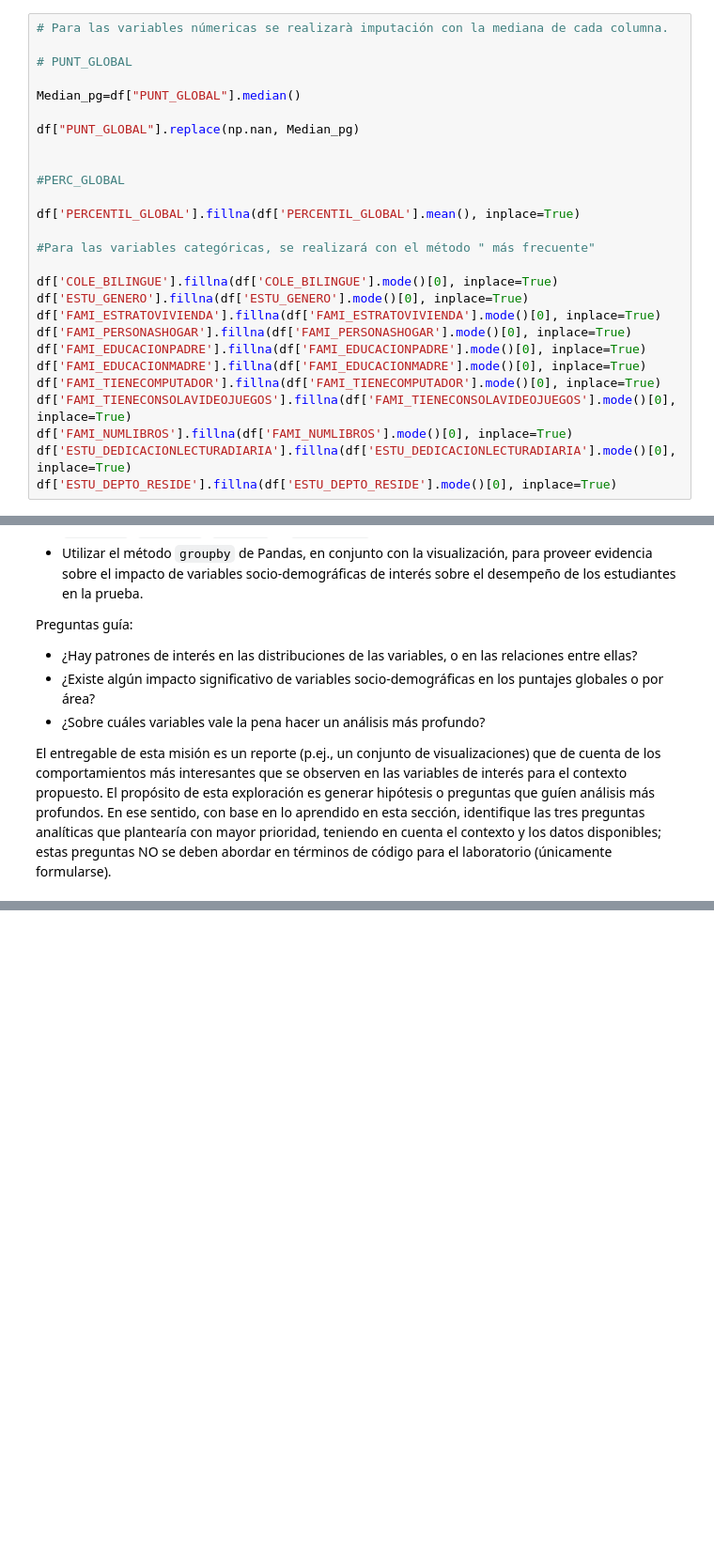
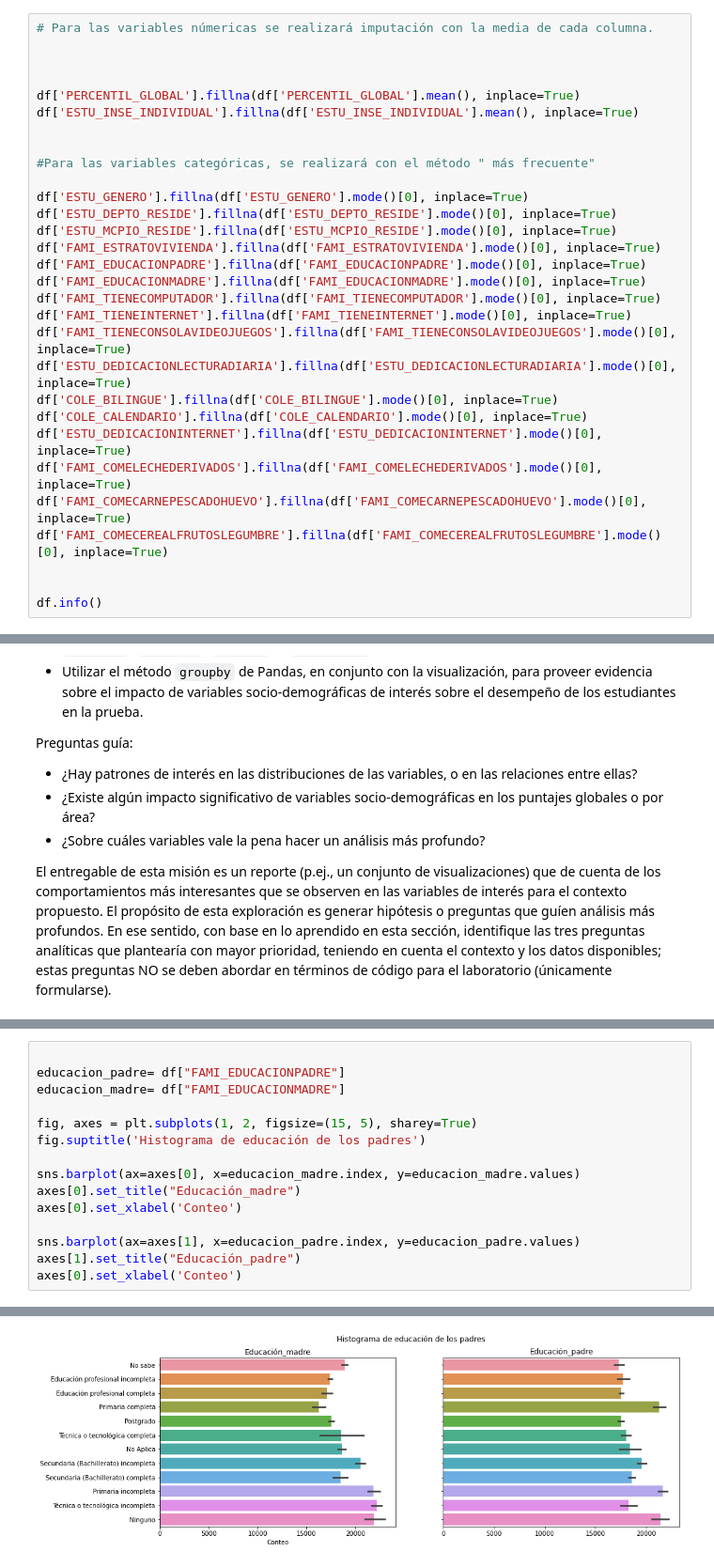
Before and after one commit to lvherrerab/MIIA_estudiante_18, a Jupyter notebook: Laboratorios/Laboratorio_2_18.ipynb, the cells around one changed output, grey strips where cells are left out. Shown at 94% size. Saved outputs shown, nothing was run; the diff lists cells and outputs as text; blank space fills up the shorter version.

```diff
--- a/Laboratorios/Laboratorio_2_18.ipynb
+++ b/Laboratorios/Laboratorio_2_18.ipynb
@@ -186,27 +159,30 @@ memory usage: 5.6+ MB
 # %%
-# Para las variables númericas se realizarà imputación con la mediana de cada columna.
-
-# PUNT_GLOBAL
-
-Median_pg=df["PUNT_GLOBAL"].median()
-
-df["PUNT_GLOBAL"].replace(np.nan, Median_pg)
+# Para las variables númericas se realizará imputación con la media de cada columna.
 
 
-#PERC_GLOBAL
 
 df['PERCENTIL_GLOBAL'].fillna(df['PERCENTIL_GLOBAL'].mean(), inplace=True)
+df['ESTU_INSE_INDIVIDUAL'].fillna(df['ESTU_INSE_INDIVIDUAL'].mean(), inplace=True)
+
 
 #Para las variables categóricas, se realizará con el método " más frecuente"
 
-df['COLE_BILINGUE'].fillna(df['COLE_BILINGUE'].mode()[0], inplace=True)
 df['ESTU_GENERO'].fillna(df['ESTU_GENERO'].mode()[0], inplace=True)
+df['ESTU_DEPTO_RESIDE'].fillna(df['ESTU_DEPTO_RESIDE'].mode()[0], inplace=True)
+df['ESTU_MCPIO_RESIDE'].fillna(df['ESTU_MCPIO_RESIDE'].mode()[0], inplace=True)
 df['FAMI_ESTRATOVIVIENDA'].fillna(df['FAMI_ESTRATOVIVIENDA'].mode()[0], inplace=True)
-df['FAMI_PERSONASHOGAR'].fillna(df['FAMI_PERSONASHOGAR'].mode()[0], inplace=True)
 df['FAMI_EDUCACIONPADRE'].fillna(df['FAMI_EDUCACIONPADRE'].mode()[0], inplace=True)
 df['FAMI_EDUCACIONMADRE'].fillna(df['FAMI_EDUCACIONMADRE'].mode()[0], inplace=True)
 df['FAMI_TIENECOMPUTADOR'].fillna(df['FAMI_TIENECOMPUTADOR'].mode()[0], inplace=True)
+df['FAMI_TIENEINTERNET'].fillna(df['FAMI_TIENEINTERNET'].mode()[0], inplace=True)
 df['FAMI_TIENECONSOLAVIDEOJUEGOS'].fillna(df['FAMI_TIENECONSOLAVIDEOJUEGOS'].mode()[0], inplace=True)
-df['FAMI_NUMLIBROS'].fillna(df['FAMI_NUMLIBROS'].mode()[0], inplace=True)
 df['ESTU_DEDICACIONLECTURADIARIA'].fillna(df['ESTU_DEDICACIONLECTURADIARIA'].mode()[0], inplace=True)
-df['ESTU_DEPTO_RESIDE'].fillna(df['ESTU_DEPTO_RESIDE'].mode()[0], inplace=True)
+df['COLE_BILINGUE'].fillna(df['COLE_BILINGUE'].mode()[0], inplace=True)
+df['COLE_CALENDARIO'].fillna(df['COLE_CALENDARIO'].mode()[0], inplace=True)
+df['ESTU_DEDICACIONINTERNET'].fillna(df['ESTU_DEDICACIONINTERNET'].mode()[0], inplace=True)
+df['FAMI_COMELECHEDERIVADOS'].fillna(df['FAMI_COMELECHEDERIVADOS'].mode()[0], inplace=True)
+df['FAMI_COMECARNEPESCADOHUEVO'].fillna(df['FAMI_COMECARNEPESCADOHUEVO'].mode()[0], inplace=True)
+df['FAMI_COMECEREALFRUTOSLEGUMBRE'].fillna(df['FAMI_COMECEREALFRUTOSLEGUMBRE'].mode()[0], inplace=True)
+
+
+df.info()
@@ -280,0 +300,16 @@ memory usage: 5.6+ MB
+# %%
+
+educacion_padre= df["FAMI_EDUCACIONPADRE"]
+educacion_madre= df["FAMI_EDUCACIONMADRE"]
+
+fig, axes = plt.subplots(1, 2, figsize=(15, 5), sharey=True)
+fig.suptitle('Histograma de educación de los padres')
+
+sns.barplot(ax=axes[0], x=educacion_madre.index, y=educacion_madre.values)
+axes[0].set_title("Educación_madre")
+axes[0].set_xlabel('Conteo')
+
+sns.barplot(ax=axes[1], x=educacion_padre.index, y=educacion_padre.values)
+axes[1].set_title("Educación_padre")
+axes[0].set_xlabel('Conteo')
+# %% [output]
@@ -280,0 +317 @@ memory usage: 5.6+ MB
+[figure, added]
```
Also changed, not shown: parts of 53 cells of this notebook, 3 other files.
